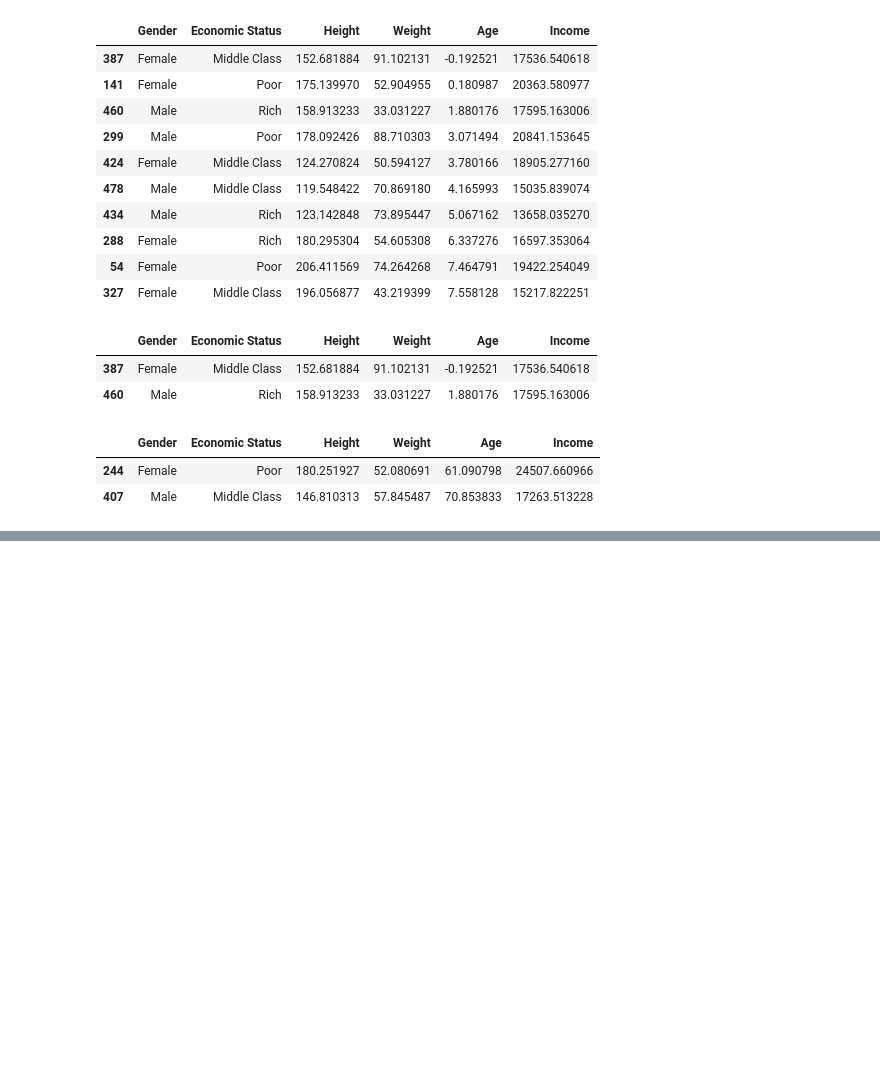
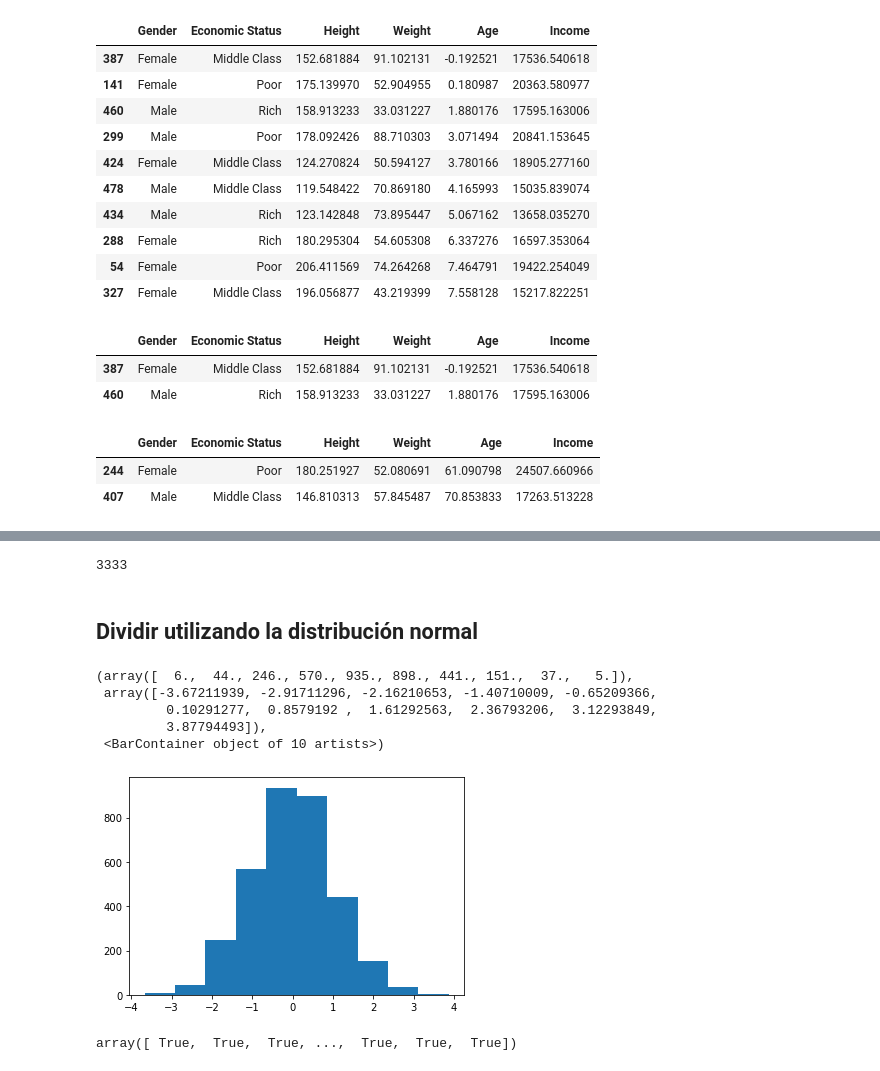
Before and after one commit to eligiuz/python_ml_course, a Jupyter notebook: NoteBooks_nuevos/T2 - 3- Data Cleaning _ Agrupación de datos.ipynb, the cells around one changed output, grey strips where cells are left out. Saved outputs shown, nothing was run; the diff lists cells and outputs as text; code cells hidden in the pictures; blank space fills up the shorter version.

```diff
--- a/NoteBooks_nuevos/T2 - 3- Data Cleaning _ Agrupación de datos.ipynb
+++ b/NoteBooks_nuevos/T2 - 3- Data Cleaning _ Agrupación de datos.ipynb
@@ -376,0 +382,19 @@ age_grouped.tail(1) # los mas viejos
+# %%
+data = pd.read_csv('../datasets/customer-churn-model/Customer Churn Model.txt')
+# %%
+len(data)
+# %% [output]
+3333
+# %% [markdown]
+## Dividir utilizando la distribución normal
+# %%
+a = np.random.randn(len(data))
+# %%
+plt.hist(a)
+# %% [output]
+(array([  6.,  44., 246., 570., 935., 898., 441., 151.,  37.,   5.]),
+ array([-3.67211939, -2.91711296, -2.16210653, -1.40710009, -0.65209366,
+         0.10291277,  0.8579192 ,  1.61292563,  2.36793206,  3.12293849,
+         3.87794493]),
+ <BarContainer object of 10 artists>)
+[figure, added]
@@ -376,0 +403,4 @@ age_grouped.tail(1) # los mas viejos
+# %%
+check
+# %% [output]
+array([ True,  True,  True, ...,  True,  True,  True])
```
Also changed, not shown: parts of 22 cells of this notebook, 1 other file.
